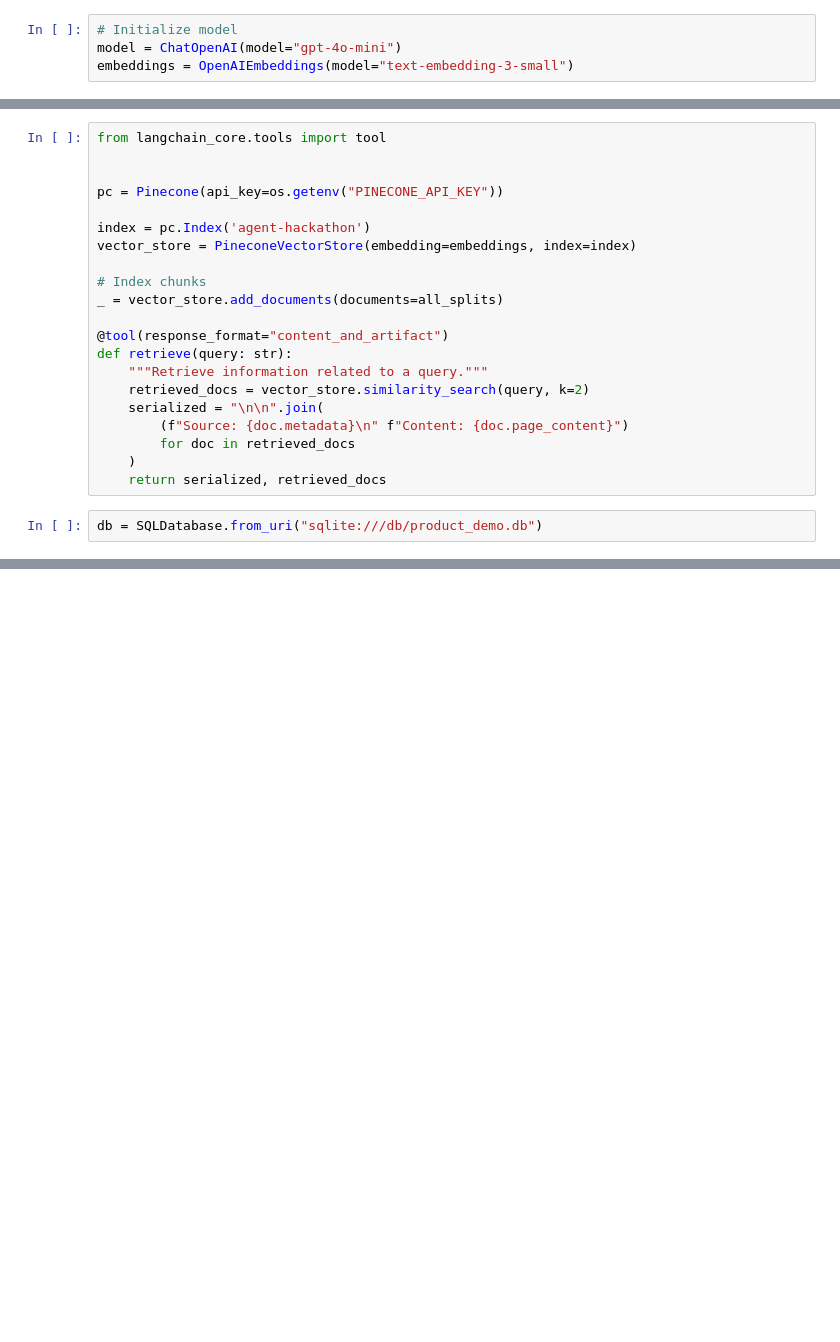
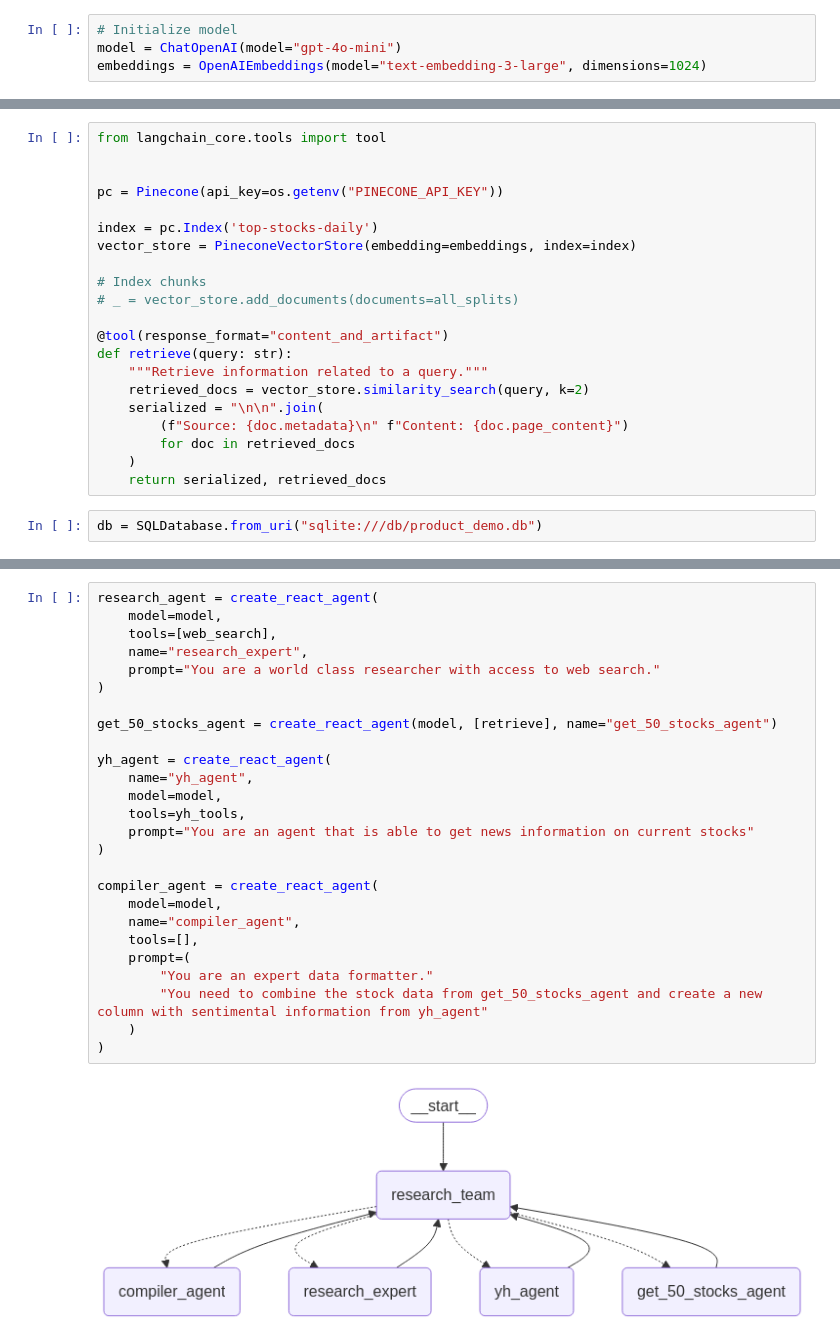
Before and after one commit to nizarhaider/2b2c_langgraph, a Jupyter notebook: src/react_agent/supervisor_sample.ipynb, the cells around one changed output, grey strips where cells are left out. Drawn from its saved outputs; the diff is of its cells as text; blank space fills up the shorter version.

```diff
--- a/src/react_agent/supervisor_sample.ipynb
+++ b/src/react_agent/supervisor_sample.ipynb
@@ -20,7 +25,7 @@ import os
 # %%
 # Initialize model
 model = ChatOpenAI(model="gpt-4o-mini")
-embeddings = OpenAIEmbeddings(model="text-embedding-3-small")
+embeddings = OpenAIEmbeddings(model="text-embedding-3-large", dimensions=1024)
 # %%
 import bs4
 from langchain import hub
@@ -48,11 +56,11 @@ from langchain_core.tools import tool
 
 pc = Pinecone(api_key=os.getenv("PINECONE_API_KEY"))
 
-index = pc.Index('agent-hackathon')
+index = pc.Index('top-stocks-daily')
 vector_store = PineconeVectorStore(embedding=embeddings, index=index)
 
 # Index chunks
-_ = vector_store.add_documents(documents=all_splits)
+# _ = vector_store.add_documents(documents=all_splits)
 
 @tool(response_format="content_and_artifact")
 def retrieve(query: str):
@@ -134,0 +170,28 @@ display(
+# %%
+research_agent = create_react_agent(
+    model=model,
+    tools=[web_search],
+    name="research_expert",
+    prompt="You are a world class researcher with access to web search."
+)
+
+get_50_stocks_agent = create_react_agent(model, [retrieve], name="get_50_stocks_agent")
+
+yh_agent = create_react_agent(
+    name="yh_agent",
+    model=model,
+    tools=yh_tools,
+    prompt="You are an agent that is able to get news information on current stocks"
+)
+
+compiler_agent = create_react_agent(
+    model=model,
+    name="compiler_agent",
+    tools=[],
+    prompt=(
+        "You are an expert data formatter."
+        "You need to combine the stock data from get_50_stocks_agent and create a new column with sentimental information from yh_agent"
+    )
+)
+# %% [output]
+[figure, added]
```
Also changed, not shown: parts of 10 cells of this notebook, 4 other files.
